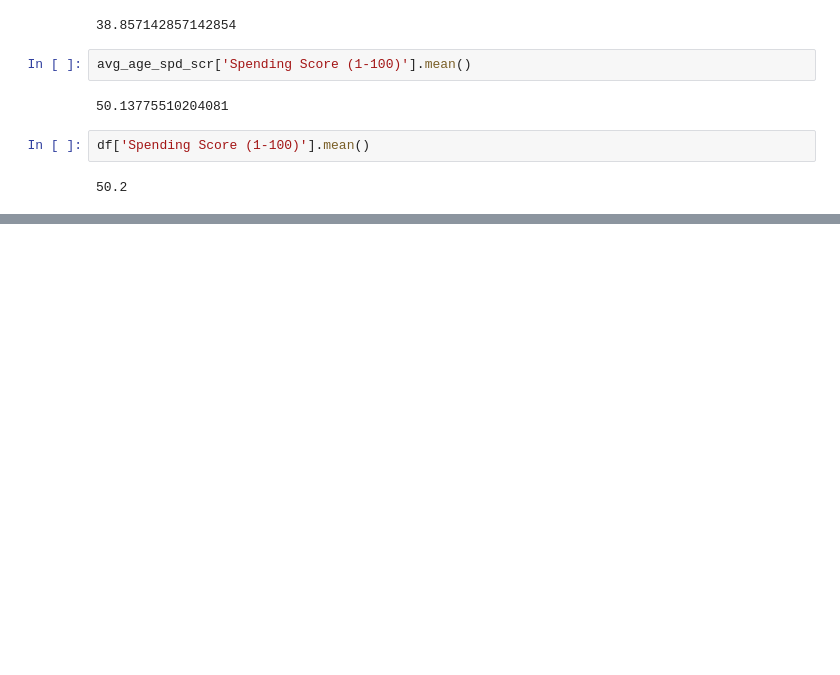
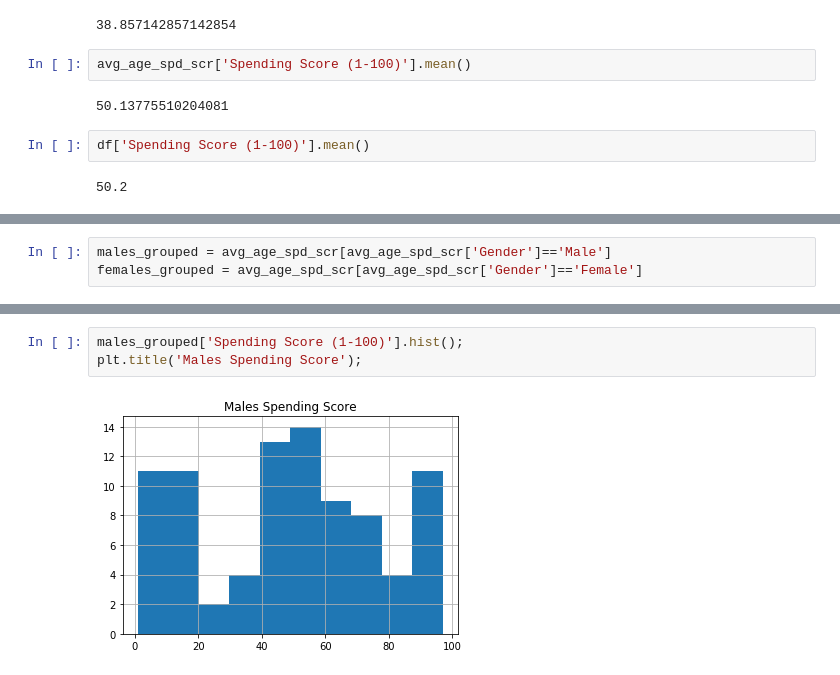
Before and after one commit to ipatel467/Customer-Segmentation, a Jupyter notebook: index.ipynb, the cells around one changed output, grey strips where cells are left out. Saved outputs shown, nothing was run; the diff lists cells and outputs as text; blank space fills up the shorter version.

```diff
--- a/index.ipynb
+++ b/index.ipynb
@@ -180,0 +164,3 @@ avg_age_spd_scr
+# %%
+males_grouped = avg_age_spd_scr[avg_age_spd_scr['Gender']=='Male']
+females_grouped = avg_age_spd_scr[avg_age_spd_scr['Gender']=='Female']
@@ -180,0 +176,5 @@ avg_age_spd_scr
+# %%
+males_grouped['Spending Score (1-100)'].hist();
+plt.title('Males Spending Score');
+# %% [output]
+[figure, added]
```
Also changed, not shown: parts of 6 cells of this notebook, 1 other file.
